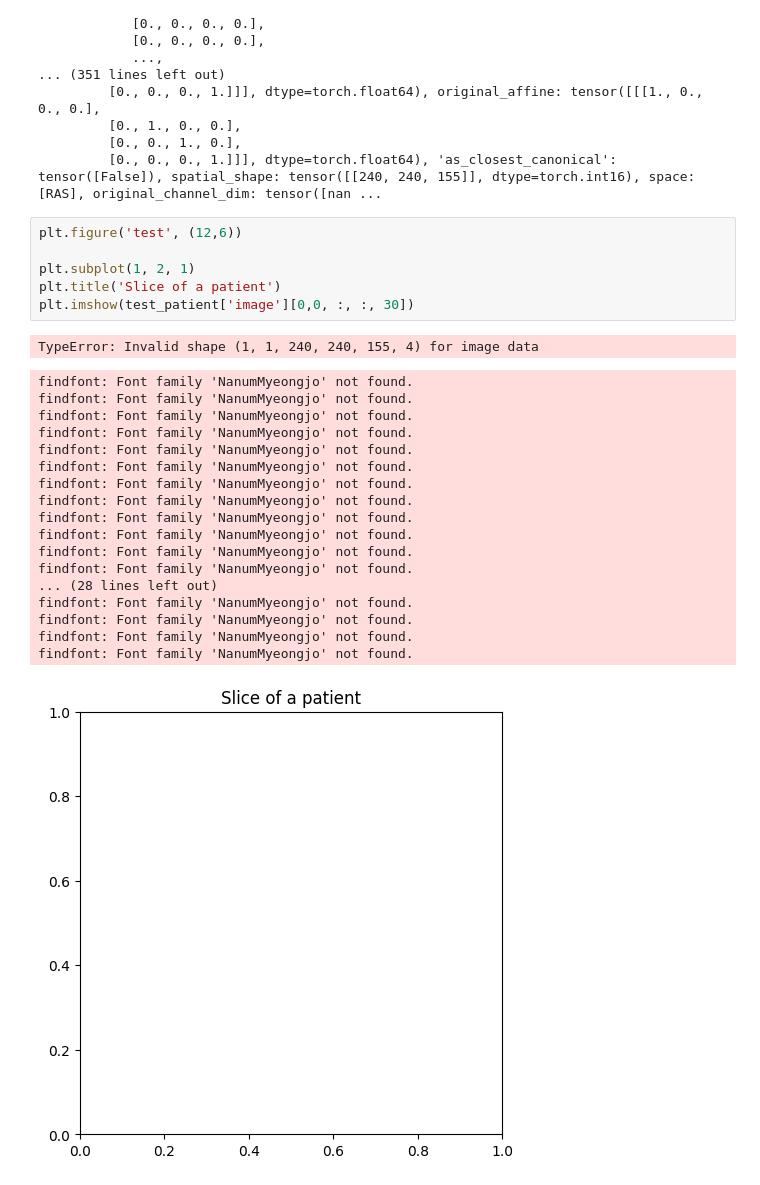
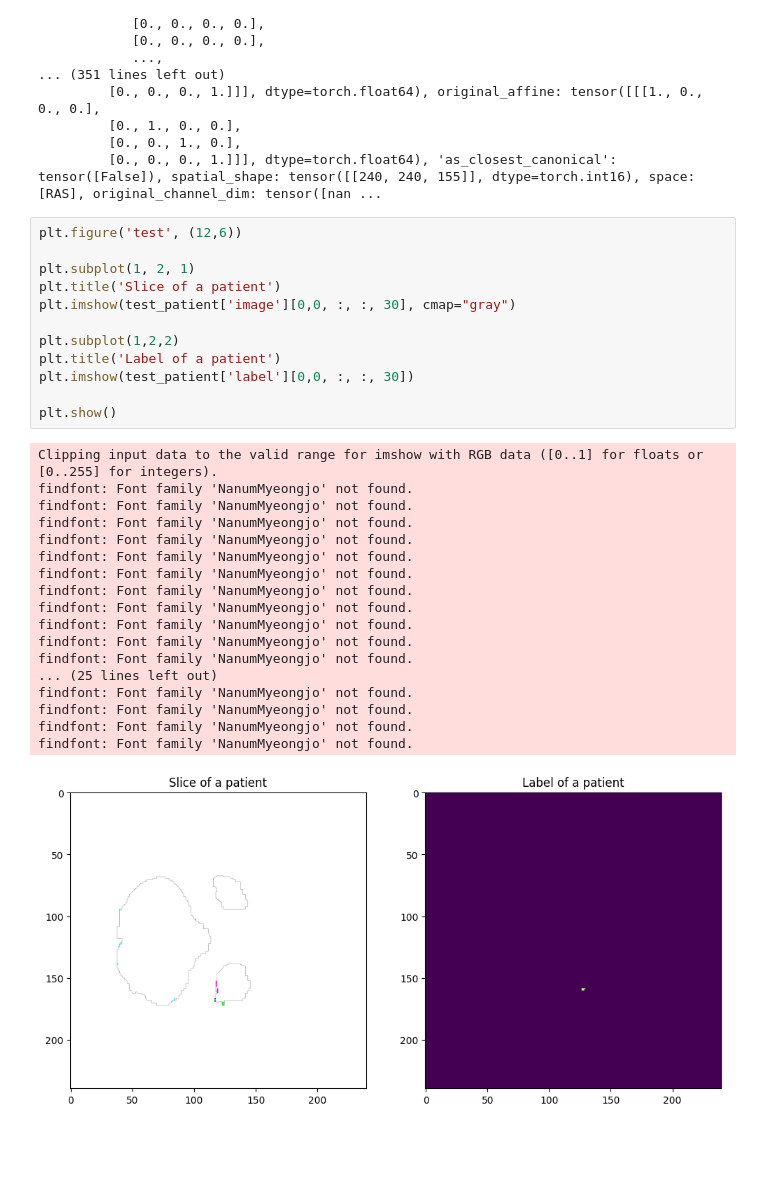
Before and after one commit to minyoungci/MONAI_medical, a Jupyter notebook: main.ipynb, the cells around one changed output. Cells and saved outputs as stored; diff of their text form; blank space fills up the shorter version.

```diff
--- a/main.ipynb
+++ b/main.ipynb
@@ -78,26 +78,31 @@ print(test_patient)
 # %%
 plt.figure('test', (12,6))
 
 plt.subplot(1, 2, 1)
 plt.title('Slice of a patient')
-plt.imshow(test_patient['image'][0,0, :, :, 30])
+plt.imshow(test_patient['image'][0,0, :, :, 30], cmap="gray")
+
+plt.subplot(1,2,2)
+plt.title('Label of a patient')
+plt.imshow(test_patient['label'][0,0, :, :, 30])
+
+plt.show()
 # %% [output]
-TypeError: Invalid shape (1, 1, 240, 240, 155, 4) for image data
+Clipping input data to the valid range for imshow with RGB data ([0..1] for floats or [0..255] for integers).
+findfont: Font family 'NanumMyeongjo' not found.
+findfont: Font family 'NanumMyeongjo' not found.
+findfont: Font family 'NanumMyeongjo' not found.
+findfont: Font family 'NanumMyeongjo' not found.
+findfont: Font family 'NanumMyeongjo' not found.
+findfont: Font family 'NanumMyeongjo' not found.
+findfont: Font family 'NanumMyeongjo' not found.
+findfont: Font family 'NanumMyeongjo' not found.
+findfont: Font family 'NanumMyeongjo' not found.
+findfont: Font family 'NanumMyeongjo' not found.
+findfont: Font family 'NanumMyeongjo' not found.
+... (25 lines left out)
+findfont: Font family 'NanumMyeongjo' not found.
+findfont: Font family 'NanumMyeongjo' not found.
+findfont: Font family 'NanumMyeongjo' not found.
+findfont: Font family 'NanumMyeongjo' not found.
-findfont: Font family 'NanumMyeongjo' not found.
-findfont: Font family 'NanumMyeongjo' not found.
-findfont: Font family 'NanumMyeongjo' not found.
-findfont: Font family 'NanumMyeongjo' not found.
-findfont: Font family 'NanumMyeongjo' not found.
-findfont: Font family 'NanumMyeongjo' not found.
-findfont: Font family 'NanumMyeongjo' not found.
-findfont: Font family 'NanumMyeongjo' not found.
-findfont: Font family 'NanumMyeongjo' not found.
-findfont: Font family 'NanumMyeongjo' not found.
-findfont: Font family 'NanumMyeongjo' not found.
-findfont: Font family 'NanumMyeongjo' not found.
-... (28 lines left out)
-findfont: Font family 'NanumMyeongjo' not found.
-findfont: Font family 'NanumMyeongjo' not found.
-findfont: Font family 'NanumMyeongjo' not found.
-findfont: Font family 'NanumMyeongjo' not found.
-[figure, old version]
+[figure, new version]
```
